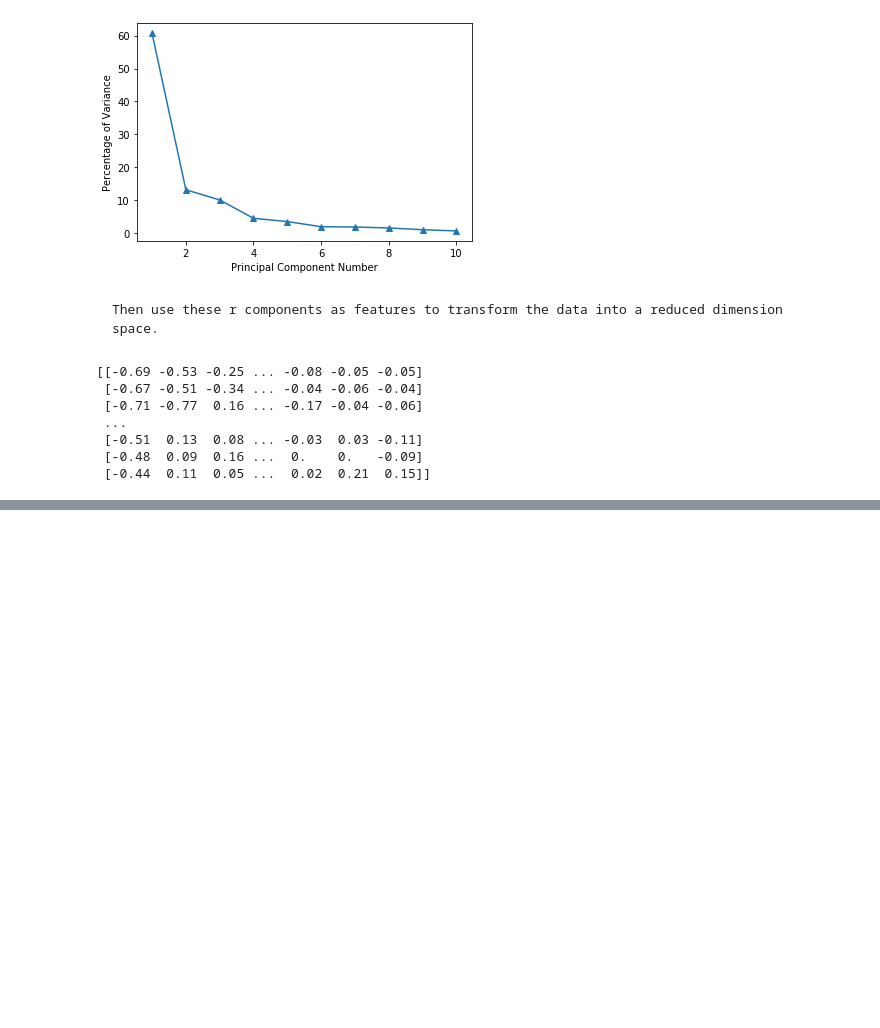
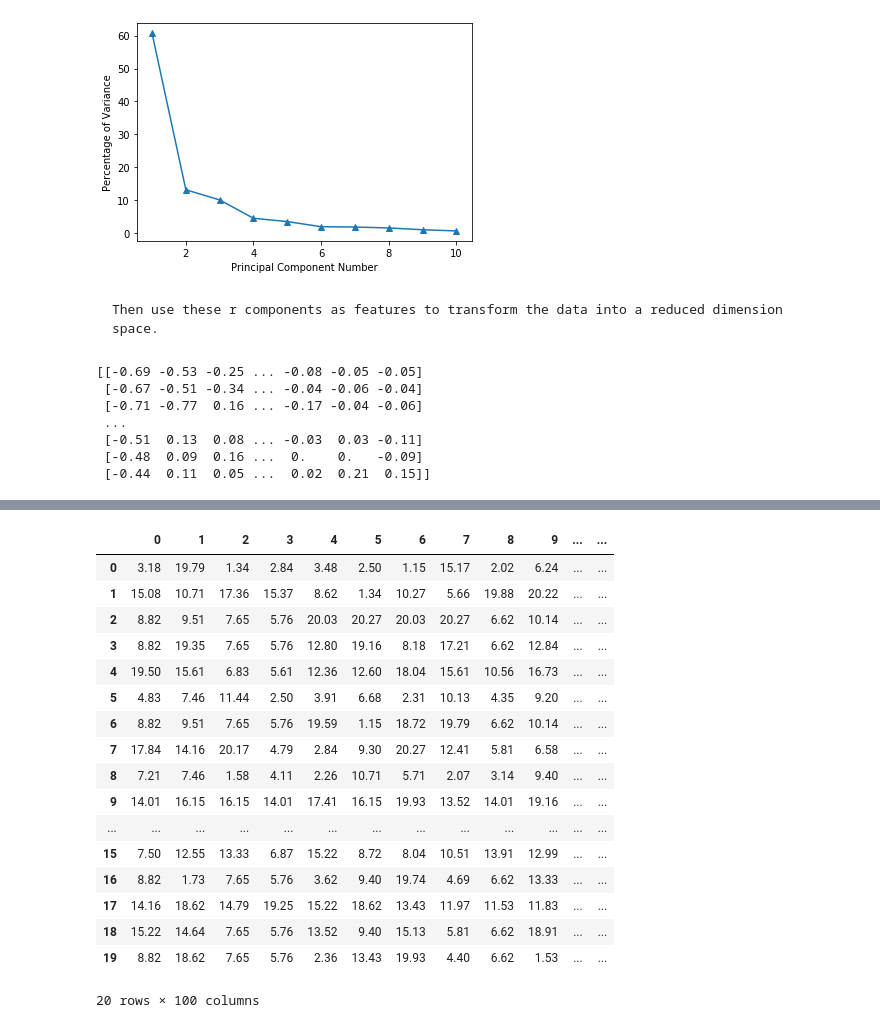
Before and after one commit to claytoncohn/DSC478, a Jupyter notebook: Jupyter/Assignment4.ipynb, the cells around one changed output, grey strips where cells are left out. Drawn from its saved outputs; the diff is of its cells as text; code cells hidden in the pictures; blank space fills up the shorter version.

```diff
--- a/Jupyter/Assignment4.ipynb
+++ b/Jupyter/Assignment4.ipynb
@@ -346,0 +377,4 @@ print(reducedDT)
+# %%
+pd.options.display.float_format='{:,.2f}'.format
+centroids = pd.DataFrame(kmeans.cluster_centers_)
+centroids
@@ -346,0 +429,5 @@ print(reducedDT)
+# %%
+DATA_PATH = "/Users/claytoncohn/Dropbox/New/DePaul/DSC478/data/jokes/"
+# %%
+X = pd.read_csv(DATA_PATH + "modified_jester_data.csv", header=None)
+X.head(10)
@@ -346,0 +447,23 @@ print(reducedDT)
+# %%
+# Replace 0s (no rating) with column mean
+X_replace = X.mask(X==0).fillna(X.mean())
+X_replace.head(10)
+# %% [output]
+|  | 0 | 1 | 2 | 3 | 4 | 5 | 6 | 7 | 8 | 9 | ... | ... |
+| 0 | 3.18 | 19.79 | 1.34 | 2.84 | 3.48 | 2.50 | 1.15 | 15.17 | 2.02 | 6.24 | ... | ... |
+| 1 | 15.08 | 10.71 | 17.36 | 15.37 | 8.62 | 1.34 | 10.27 | 5.66 | 19.88 | 20.22 | ... | ... |
+| 2 | 8.82 | 9.51 | 7.65 | 5.76 | 20.03 | 20.27 | 20.03 | 20.27 | 6.62 | 10.14 | ... | ... |
+| 3 | 8.82 | 19.35 | 7.65 | 5.76 | 12.80 | 19.16 | 8.18 | 17.21 | 6.62 | 12.84 | ... | ... |
+| 4 | 19.50 | 15.61 | 6.83 | 5.61 | 12.36 | 12.60 | 18.04 | 15.61 | 10.56 | 16.73 | ... | ... |
+| 5 | 4.83 | 7.46 | 11.44 | 2.50 | 3.91 | 6.68 | 2.31 | 10.13 | 4.35 | 9.20 | ... | ... |
+| 6 | 8.82 | 9.51 | 7.65 | 5.76 | 19.59 | 1.15 | 18.72 | 19.79 | 6.62 | 10.14 | ... | ... |
+| 7 | 17.84 | 14.16 | 20.17 | 4.79 | 2.84 | 9.30 | 20.27 | 12.41 | 5.81 | 6.58 | ... | ... |
+| 8 | 7.21 | 7.46 | 1.58 | 4.11 | 2.26 | 10.71 | 5.71 | 2.07 | 3.14 | 9.40 | ... | ... |
+| 9 | 14.01 | 16.15 | 16.15 | 14.01 | 17.41 | 16.15 | 19.93 | 13.52 | 14.01 | 19.16 | ... | ... |
+| ... | ... | ... | ... | ... | ... | ... | ... | ... | ... | ... | ... | ... |
+| 15 | 7.50 | 12.55 | 13.33 | 6.87 | 15.22 | 8.72 | 8.04 | 10.51 | 13.91 | 12.99 | ... | ... |
+| 16 | 8.82 | 1.73 | 7.65 | 5.76 | 3.62 | 9.40 | 19.74 | 4.69 | 6.62 | 13.33 | ... | ... |
+| 17 | 14.16 | 18.62 | 14.79 | 19.25 | 15.22 | 18.62 | 13.43 | 11.97 | 11.53 | 11.83 | ... | ... |
+| 18 | 15.22 | 14.64 | 7.65 | 5.76 | 13.52 | 9.40 | 15.13 | 5.81 | 6.62 | 18.91 | ... | ... |
+| 19 | 8.82 | 18.62 | 7.65 | 5.76 | 2.36 | 13.43 | 19.93 | 4.40 | 6.62 | 1.53 | ... | ... |
+20 rows × 100 columns
```
Also changed, not shown: parts of 23 cells of this notebook.
